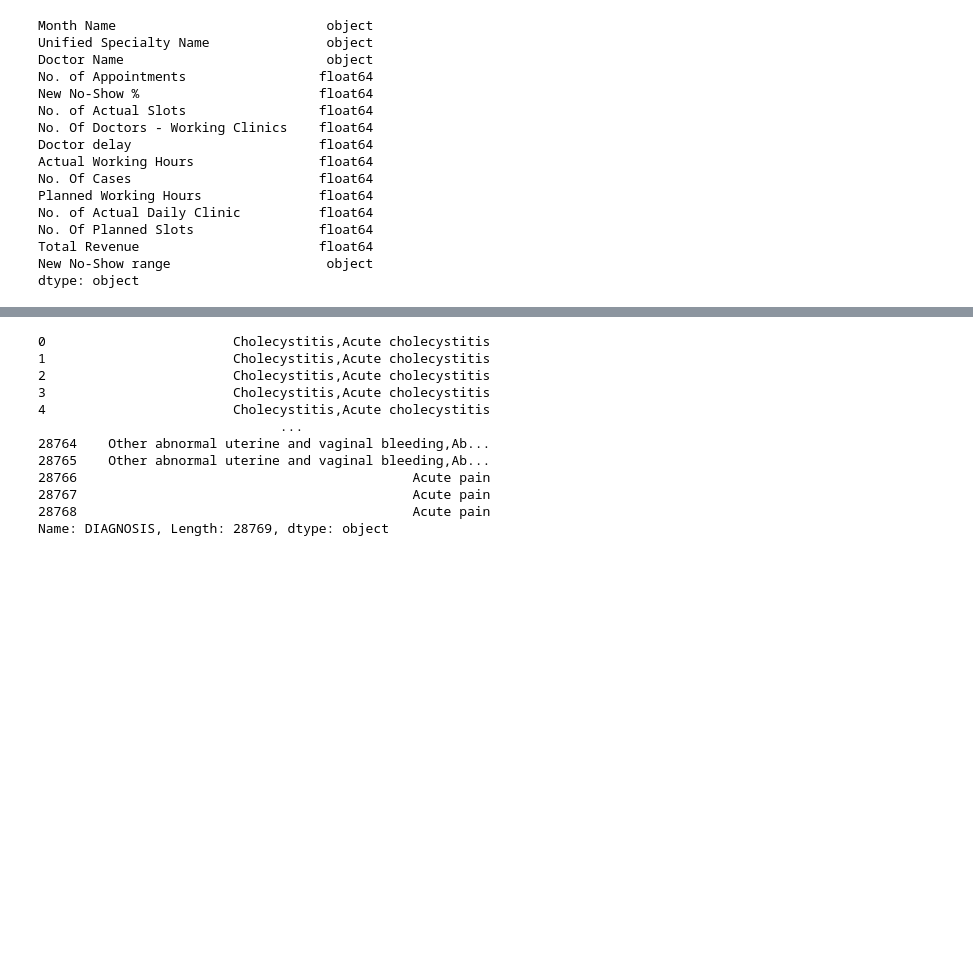
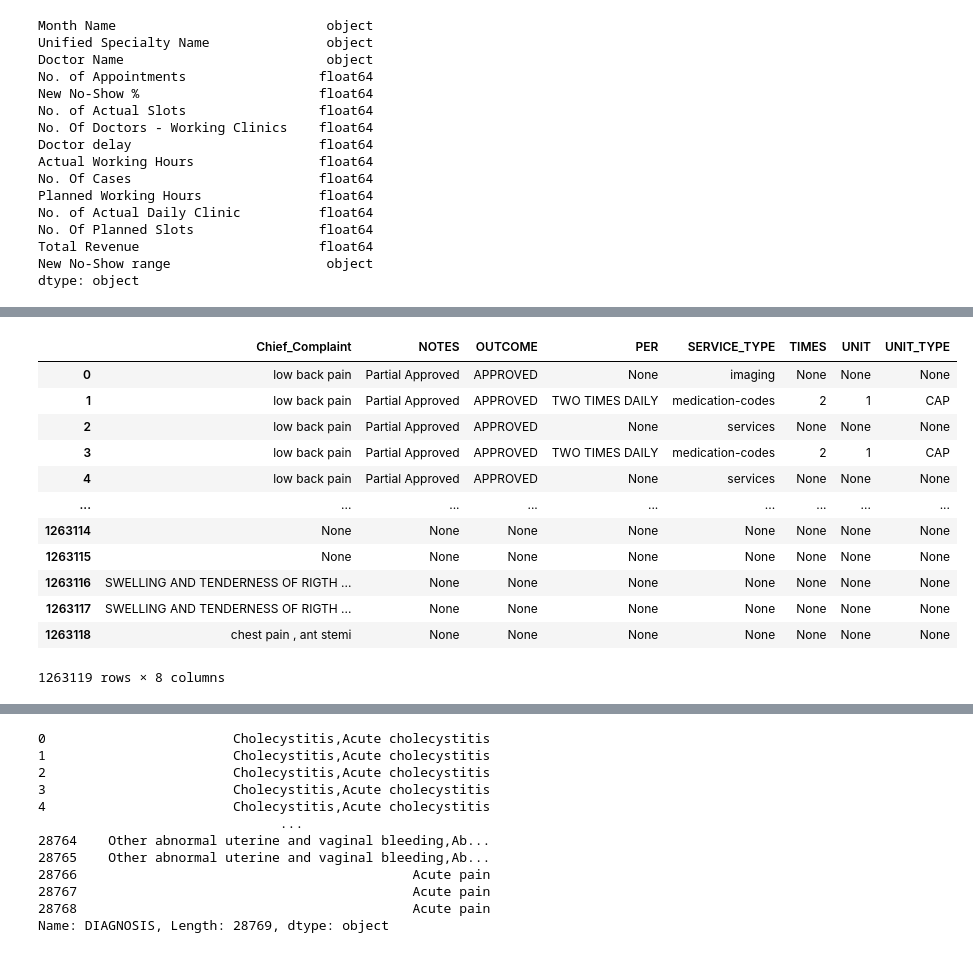
Before and after one commit to AmrAhmedElagoz/streamlit_app, a Jupyter notebook: testy.ipynb, the cells around one changed output, grey strips where cells are left out. Cells and saved outputs as stored; diff of their text form; code cells hidden in the pictures; blank space fills up the shorter version.

```diff
--- a/testy.ipynb
+++ b/testy.ipynb
@@ -2770,0 +2787,2 @@ y_test = pd.read_parquet('15OCT_y_test.parquet').reset_index().drop(columns = ['
+# %%
+_df= pd.read_parquet("df.parquet")
@@ -2770,0 +2824,23 @@ y_test = pd.read_parquet('15OCT_y_test.parquet').reset_index().drop(columns = ['
+# %%
+_df[['Chief_Complaint',
+ 'NOTES',
+ 'OUTCOME',
+ 'PER',
+ 'SERVICE_TYPE',
+ 'TIMES',
+ 'UNIT',
+ 'UNIT_TYPE']]
+# %% [output]
+|  | Chief_Complaint | NOTES | OUTCOME | PER | SERVICE_TYPE | TIMES | UNIT | UNIT_TYPE |
+| 0 | low back pain | Partial Approved | APPROVED | None | imaging | None | None | None |
+| 1 | low back pain | Partial Approved | APPROVED | TWO TIMES DAILY | medication-codes | 2 | 1 | CAP |
+| 2 | low back pain | Partial Approved | APPROVED | None | services | None | None | None |
+| 3 | low back pain | Partial Approved | APPROVED | TWO TIMES DAILY | medication-codes | 2 | 1 | CAP |
+| 4 | low back pain | Partial Approved | APPROVED | None | services | None | None | None |
+| ... | ... | ... | ... | ... | ... | ... | ... | ... |
+| 1263114 | None | None | None | None | None | None | None | None |
+| 1263115 | None | None | None | None | None | None | None | None |
+| 1263116 | SWELLING AND TENDERNESS OF RIGTH ... | None | None | None | None | None | None | None |
+| 1263117 | SWELLING AND TENDERNESS OF RIGTH ... | None | None | None | None | None | None | None |
+| 1263118 | chest pain , ant stemi | None | None | None | None | None | None | None |
+1263119 rows × 8 columns
```
Also changed, not shown: parts of 22 cells of this notebook, 9 other files.
